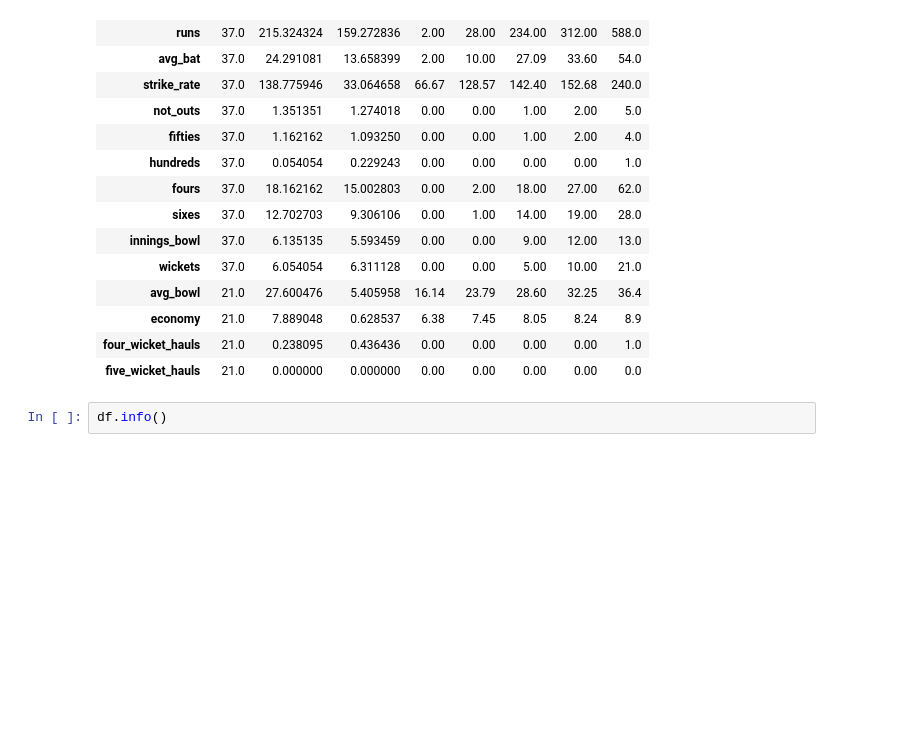
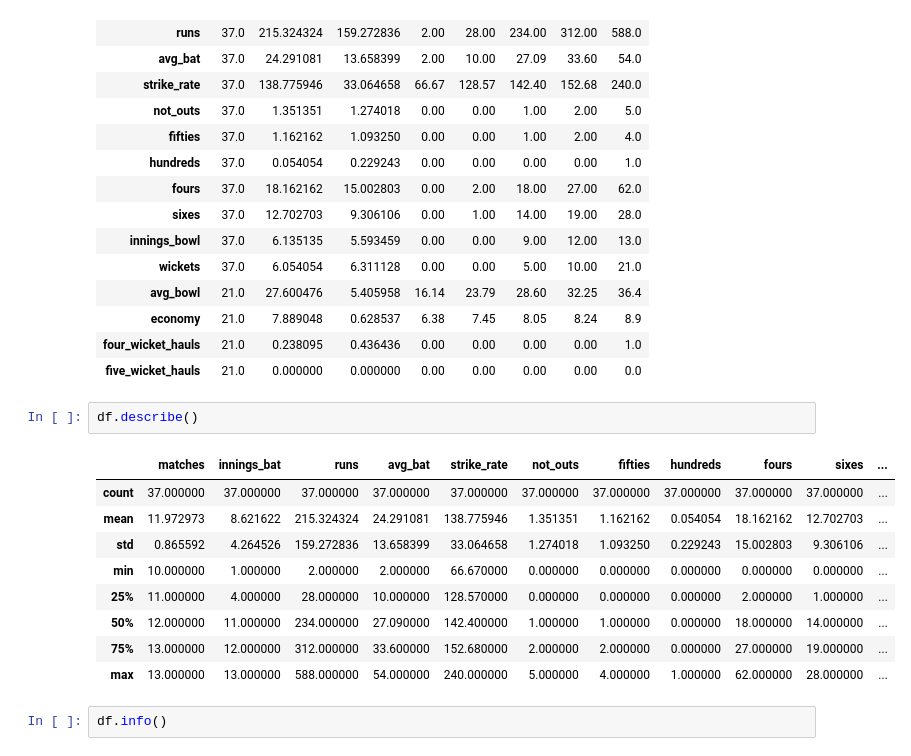
Before and after one commit to abdurrehmanabid5002-hub/Python-Learning, a Jupyter notebook: Numpy/PSL Data Analysis.ipynb, the cells around one changed output. Saved outputs shown, nothing was run; the diff lists cells and outputs as text; blank space fills up the shorter version.

```diff
--- a/Numpy/PSL Data Analysis.ipynb
+++ b/Numpy/PSL Data Analysis.ipynb
@@ -84,6 +84,18 @@ df.describe().T
 | economy | 21.0 | 7.889048 | 0.628537 | 6.38 | 7.45 | 8.05 | 8.24 | 8.9 |
 | four_wicket_hauls | 21.0 | 0.238095 | 0.436436 | 0.00 | 0.00 | 0.00 | 0.00 | 1.0 |
 | five_wicket_hauls | 21.0 | 0.000000 | 0.000000 | 0.00 | 0.00 | 0.00 | 0.00 | 0.0 |
+# %%
+df.describe()
+# %% [output]
+|  | matches | innings_bat | runs | avg_bat | strike_rate | not_outs | fifties | hundreds | fours | sixes | ... |
+| count | 37.000000 | 37.000000 | 37.000000 | 37.000000 | 37.000000 | 37.000000 | 37.000000 | 37.000000 | 37.000000 | 37.000000 | ... |
+| mean | 11.972973 | 8.621622 | 215.324324 | 24.291081 | 138.775946 | 1.351351 | 1.162162 | 0.054054 | 18.162162 | 12.702703 | ... |
+| std | 0.865592 | 4.264526 | 159.272836 | 13.658399 | 33.064658 | 1.274018 | 1.093250 | 0.229243 | 15.002803 | 9.306106 | ... |
+| min | 10.000000 | 1.000000 | 2.000000 | 2.000000 | 66.670000 | 0.000000 | 0.000000 | 0.000000 | 0.000000 | 0.000000 | ... |
+| 25% | 11.000000 | 4.000000 | 28.000000 | 10.000000 | 128.570000 | 0.000000 | 0.000000 | 0.000000 | 2.000000 | 1.000000 | ... |
+| 50% | 12.000000 | 11.000000 | 234.000000 | 27.090000 | 142.400000 | 1.000000 | 1.000000 | 0.000000 | 18.000000 | 14.000000 | ... |
+| 75% | 13.000000 | 12.000000 | 312.000000 | 33.600000 | 152.680000 | 2.000000 | 2.000000 | 0.000000 | 27.000000 | 19.000000 | ... |
+| max | 13.000000 | 13.000000 | 588.000000 | 54.000000 | 240.000000 | 5.000000 | 4.000000 | 1.000000 | 62.000000 | 28.000000 | ... |
 # %%
 df.info()
 # %% [output]
```
Also changed, not shown: parts of 5 cells of this notebook.
